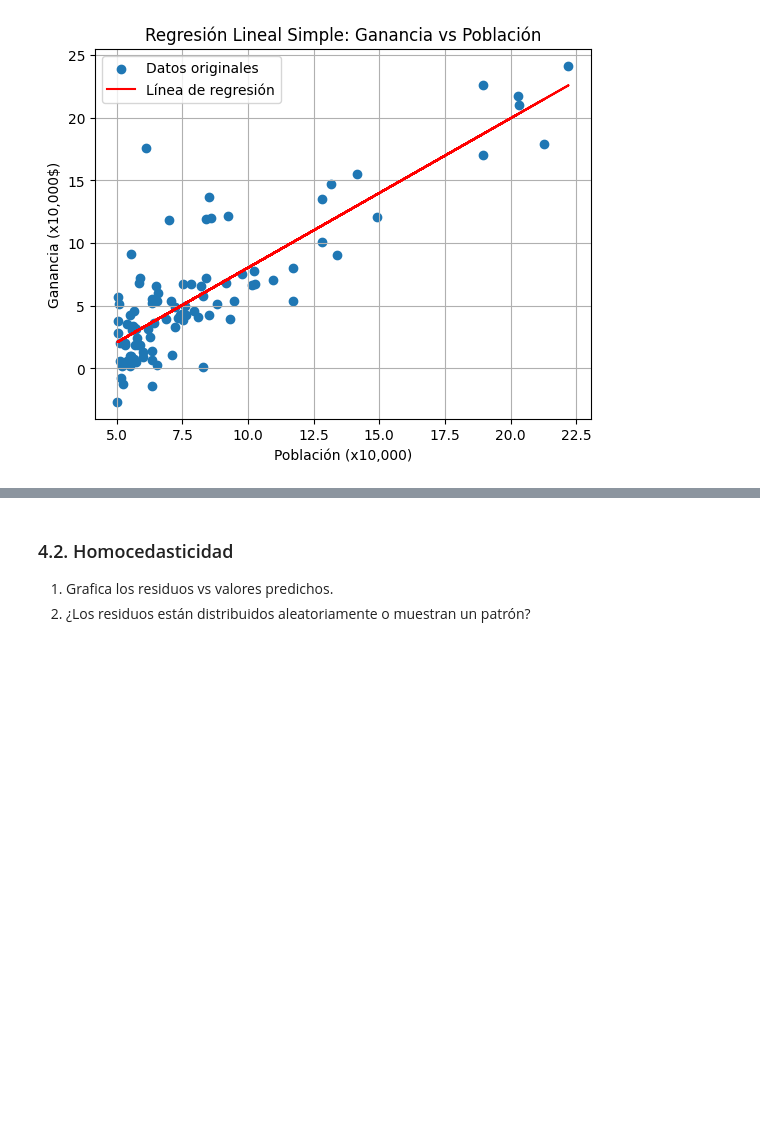
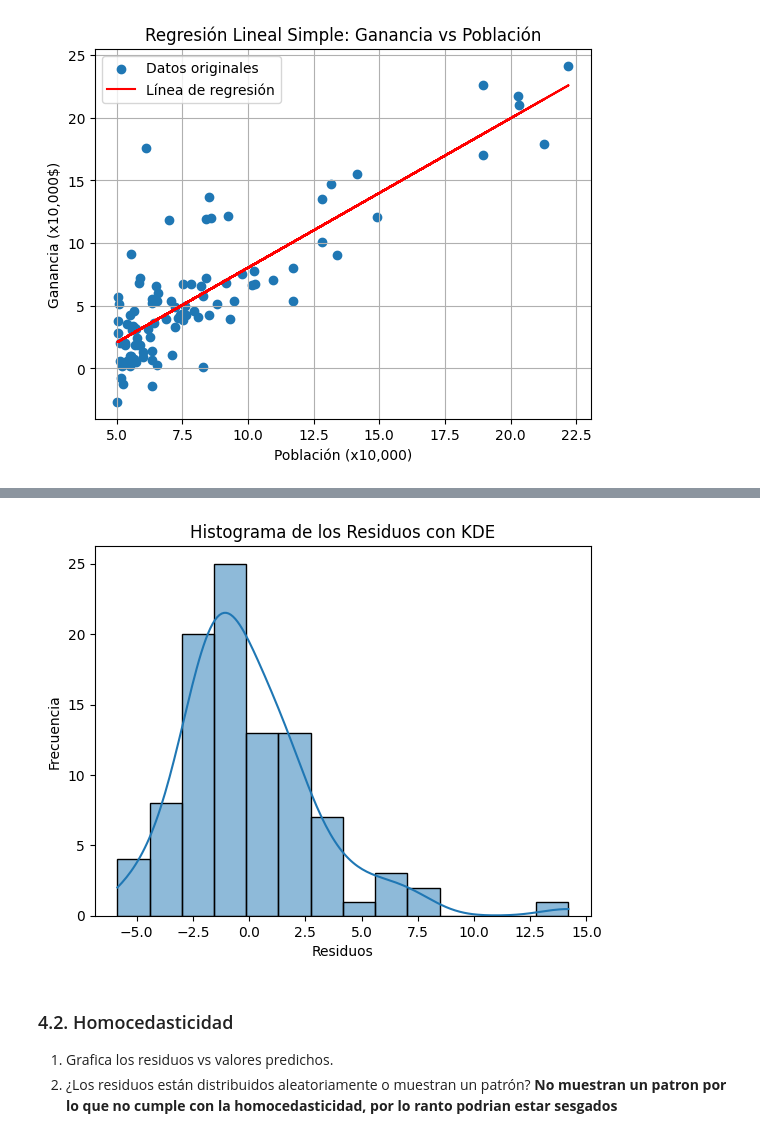
Before and after one commit to AleR26/ColabFiles, a Jupyter notebook: PracticaRegresionLinealSimple.ipynb, the cells around one changed output, grey strips where cells are left out. Drawn from its saved outputs; the diff is of its cells as text; code cells hidden in the pictures; blank space fills up the shorter version.

```diff
--- a/PracticaRegresionLinealSimple.ipynb
+++ b/PracticaRegresionLinealSimple.ipynb
@@ -155,2 +156,6 @@ plt.show()
 # %%
 # Normalidad de los residuos
+predichos = modelo_regresion.predict(x)
+df['predichos'] = predichos
+df['residuos'] = y - predichos
+df
@@ -157,4 +176,13 @@ plt.show()
+# %%
+# Grafica un histograma con KDE de los residuos
+sns.histplot(df['residuos'], kde=True)
+plt.xlabel('Residuos')
+plt.ylabel('Frecuencia')
+plt.title('Histograma de los Residuos con KDE')
+plt.show()
+# %% [output]
+[figure, added]
 # %% [markdown]
 ### 4.2. Homocedasticidad
 1. Grafica los residuos vs valores predichos.
-2. ¿Los residuos están distribuidos aleatoriamente o muestran un patrón?
+2. ¿Los residuos están distribuidos aleatoriamente o muestran un patrón? **No muestran un patron por lo que no cumple con la homocedasticidad, por lo ranto podrian estar sesgados**
```
Also changed, not shown: parts of 27 cells of this notebook.
